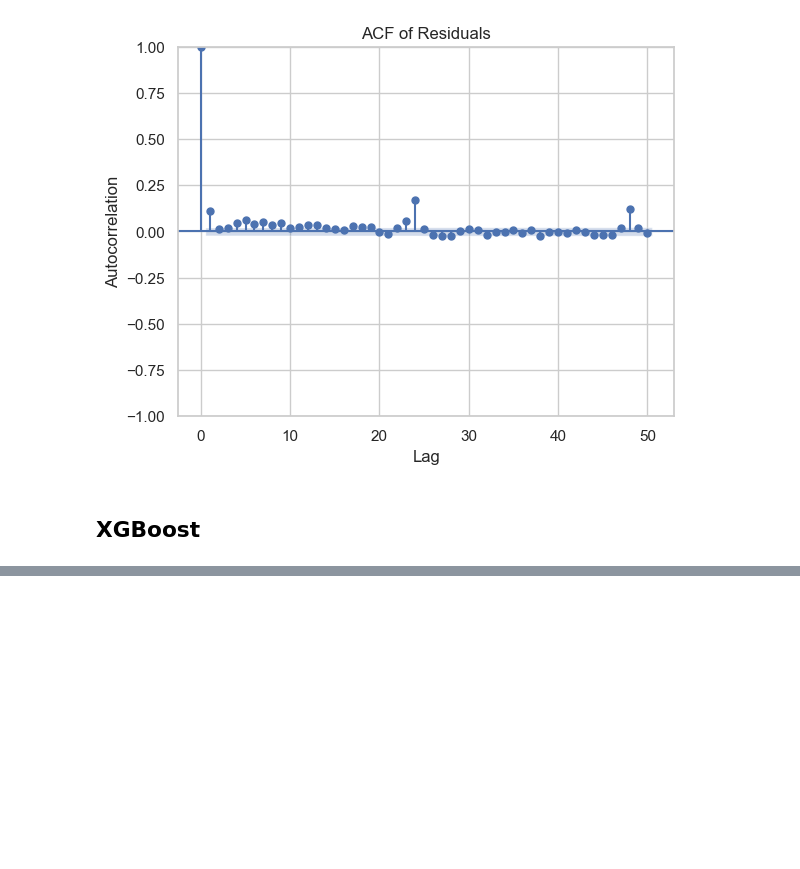
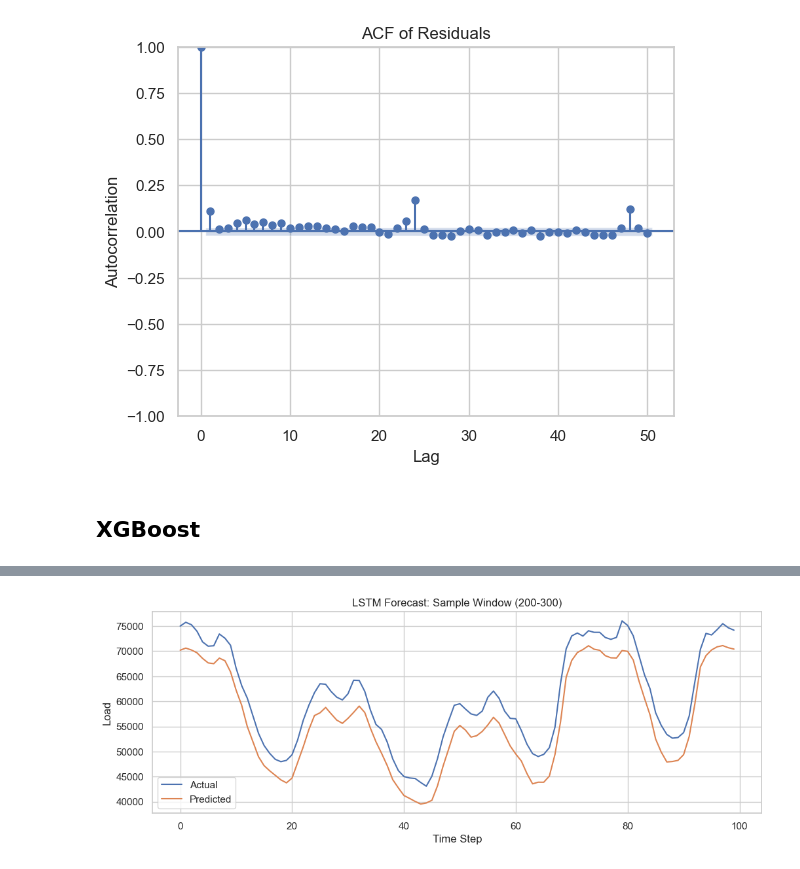
Before and after one commit to jaycob-melton/short-term-load-forecasting, a Jupyter notebook: notebooks/modeling.ipynb, the cells around one changed output, grey strips where cells are left out. Saved outputs shown, nothing was run; the diff lists cells and outputs as text; code cells hidden in the pictures; blank space fills up the shorter version.

```diff
--- a/notebooks/modeling.ipynb
+++ b/notebooks/modeling.ipynb
@@ -604,0 +670,15 @@ Linear Regression MAPE: 0.81 %
+# %%
+start = 200
+end = 300
+
+plt.figure(figsize=(12, 4))
+plt.plot(trues_inv[start:end], label='Actual')
+plt.plot(preds_inv[start:end], label='Predicted')
+plt.title(f'LSTM Forecast: Sample Window ({start}-{end})')
+plt.xlabel('Time Step')
+plt.ylabel('Load')
+plt.legend()
+plt.grid(True)
+plt.show()
+# %% [output]
+[figure, added]
```
Also changed, not shown: parts of 31 cells of this notebook, 2 other files.
